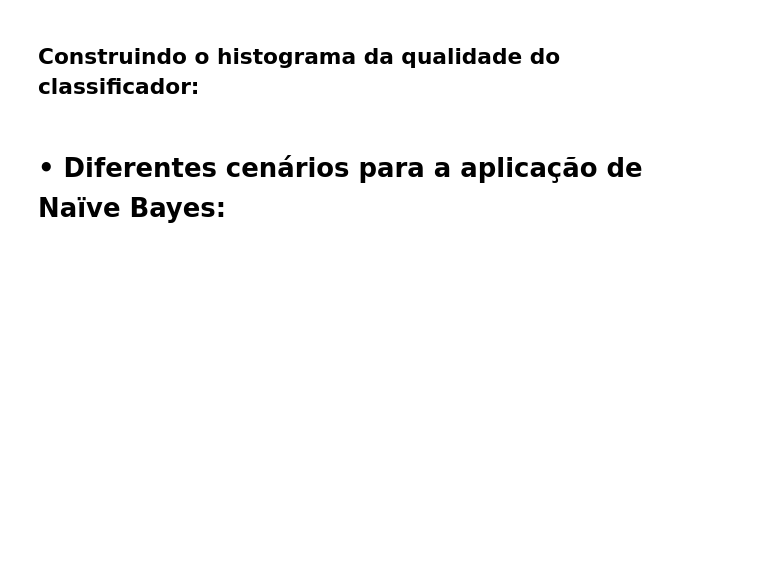
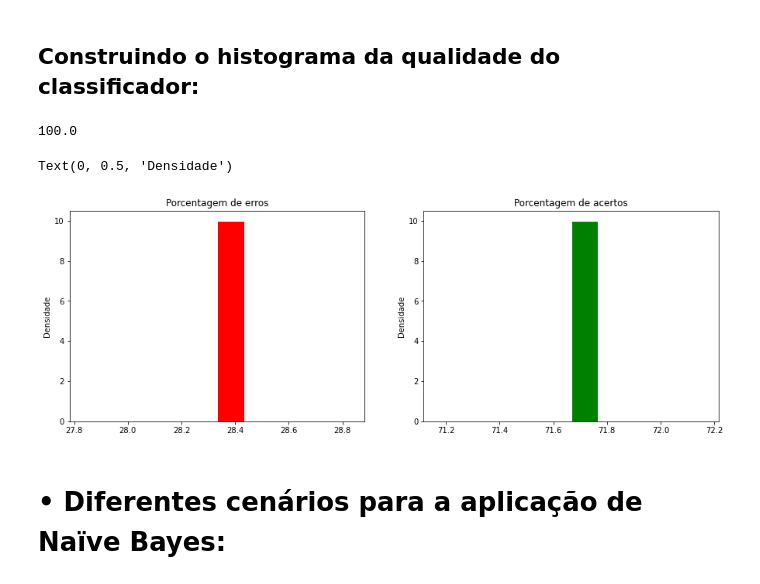
Before and after one commit to fabio-dff/P1Cdados2021_2, a Jupyter notebook: Projeto1_Layout_Classificador.ipynb, the cells around one changed output. Drawn from its saved outputs; the diff is of its cells as text; code cells hidden in the pictures; blank space fills up the shorter version.

```diff
--- a/Projeto1_Layout_Classificador.ipynb
+++ b/Projeto1_Layout_Classificador.ipynb
@@ -493,7 +511,7 @@ def classificador_suavizado_geral(tweet):
               train_r_abs[palavra]=0
 
         elif palavra not in train_i_l:
-              train_ir_abs[palavra]=0
+              train_i_abs[palavra]=0
 
         if palavra in train_i_l and palavra in train_r_l:
             prob_relevante*= (train_r_abs[palavra]+1)/ (Nr+D)
@@ -504,3 +522,8 @@ def classificador_suavizado_geral(tweet):
         return 1
     else:
         return 0
+# %%
+testcopy= test.drop(["classificacao_modelo"], axis=1)
+testcopy= testcopy.rename(columns={"Teste": "Treinamento", "Classificacao_Teste": "Classificacao_Treino"})
+traincopy= train.copy()
+novoframe= pd.concat([traincopy, testcopy], ignore_index=True)
@@ -506,0 +546,13 @@ def classificador_suavizado_geral(tweet):
+# %%
+all_i = novoframe.loc[novoframe["Classificacao_Treino"] == 0 , :].copy()
+all_i["Treinamento"] = all_i.loc[:, 'Treinamento'].apply(cleanup_links).apply(cleanup)
+
+all_r = novoframe.loc[novoframe["Classificacao_Treino"] == 1, :].copy()
+all_r["Treinamento"] = all_r.loc[: , "Treinamento"].apply(cleanup_links).apply(cleanup)
+# %%
+def dividir(all_i, all_r):
+    #Separar aleatoriamente as listas- USO DE SPLIT SKLEARN
+    test_random_i, train_random_i=train_test_split(all_i, test_size=0.33,  train_size=1-0.33, shuffle=True)
+    test_random_r, train_random_r=train_test_split(all_r, test_size=0.33,  train_size=1-0.33, shuffle=True)
+    todos= [test_random_r, train_random_r, test_random_i, train_random_i]
+    return  todos
@@ -554,5 +703,23 @@ SyntaxError: invalid syntax (<ipython-input-131-3491582c6e80>, line 11)
 # %% [markdown]
 ## Construindo o histograma da qualidade do classificador:
+# %%
+plt.figure(figsize=(15, 5))
+
+print(acertos_lista[0]+erros_lista[0])
+
+plt.subplot(121)
+plt.hist(erros_lista, edgecolor='white', color='red',density=True)
+plt.title('Porcentagem de erros')
+plt.ylabel('Densidade')
+
+plt.subplot(122)
+plt.hist(acertos_lista , edgecolor='white', color="green",density=True)
+plt.title('Porcentagem de acertos')
+plt.ylabel('Densidade')
+# %% [output]
+100.0
+Text(0, 0.5, 'Densidade')
+[figure, added]
 # %% [markdown]
 # • Diferentes cenários para a aplicação de Naïve Bayes: #
 # %% [markdown]
```
Also changed, not shown: parts of 28 cells of this notebook.
